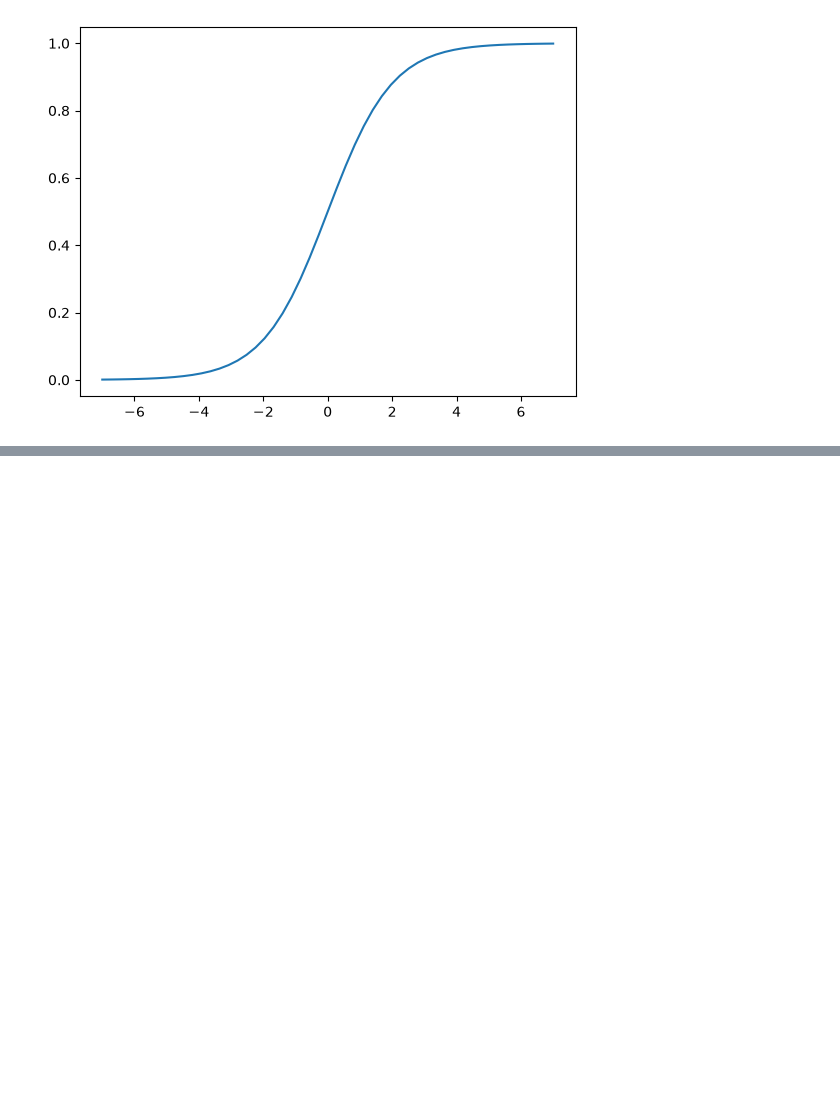
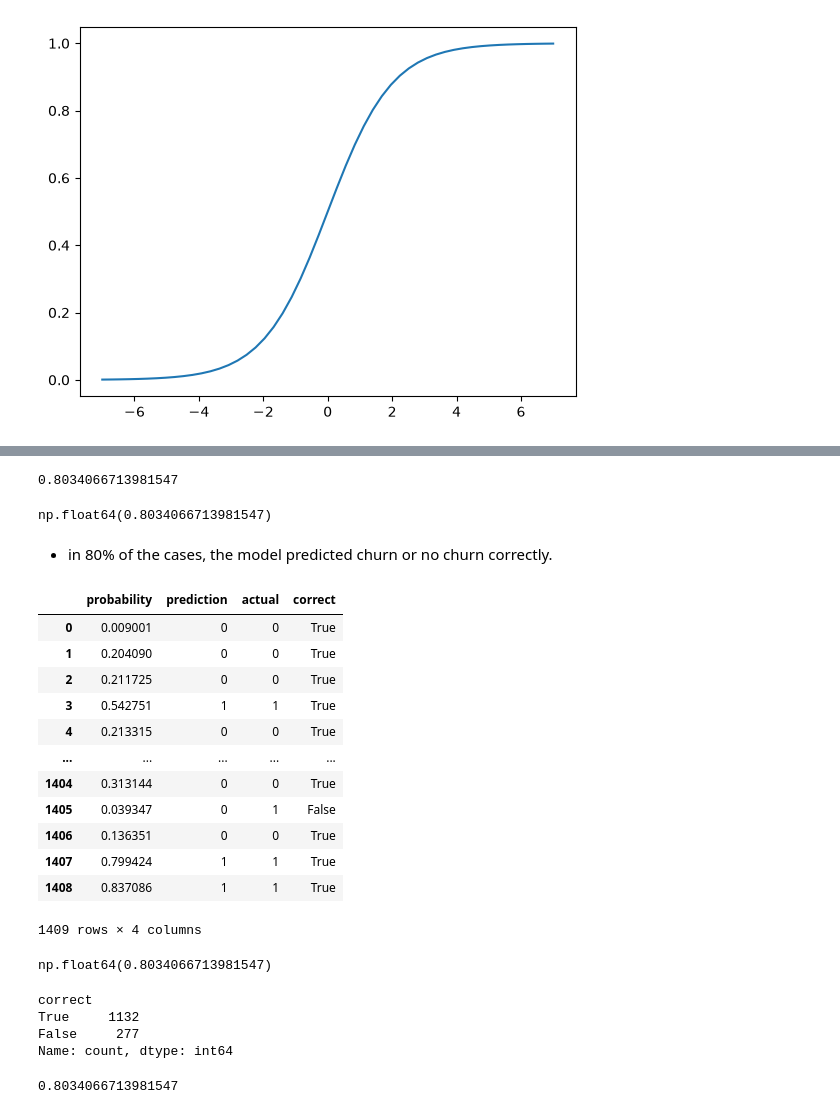
Before and after one commit to RwinRad/ml-forge, a Jupyter notebook: 03-classification/telco-customer-churn.ipynb, the cells around one changed output, grey strips where cells are left out. Cells and saved outputs as stored; diff of their text form; code cells hidden in the pictures; blank space fills up the shorter version.

```diff
--- a/03-classification/telco-customer-churn.ipynb
+++ b/03-classification/telco-customer-churn.ipynb
@@ -976,0 +1039,4 @@ def logistic_regression(xi):
+# %%
+y_pred = model.predict_proba(X_val)[:, 1]
+# %%
+churn_decision = (y_pred >= 0.5) # threshold
@@ -976,0 +1079,48 @@ def logistic_regression(xi):
+# %%
+1132/1409
+# %% [output]
+0.8034066713981547
+# %%
+(y_val == churn_decision).mean()
+# %% [output]
+np.float64(0.8034066713981547)
+# %% [markdown]
+- in 80% of the cases, the model predicted churn or no churn correctly.
+# %%
+df_pred = pd.DataFrame()
+df_pred['probability'] = y_pred
+df_pred['prediction'] = churn_decision.astype('int')
+df_pred['actual'] = y_val
+# %%
+df_pred['correct'] = df_pred.prediction == df_pred.actual
+# %%
+df_pred
+# %% [output]
+|  | probability | prediction | actual | correct |
+| 0 | 0.009001 | 0 | 0 | True |
+| 1 | 0.204090 | 0 | 0 | True |
+| 2 | 0.211725 | 0 | 0 | True |
+| 3 | 0.542751 | 1 | 1 | True |
+| 4 | 0.213315 | 0 | 0 | True |
+| ... | ... | ... | ... | ... |
+| 1404 | 0.313144 | 0 | 0 | True |
+| 1405 | 0.039347 | 0 | 1 | False |
+| 1406 | 0.136351 | 0 | 0 | True |
+| 1407 | 0.799424 | 1 | 1 | True |
+| 1408 | 0.837086 | 1 | 1 | True |
+1409 rows × 4 columns
+# %%
+df_pred.correct.mean()
+# %% [output]
+np.float64(0.8034066713981547)
+# %%
+df_pred.correct.value_counts()
+# %% [output]
+correct
+True     1132
+False     277
+Name: count, dtype: int64
+# %%
+1132/(1132+277)
+# %% [output]
+0.8034066713981547
```
Also changed, not shown: parts of 16 cells of this notebook.
